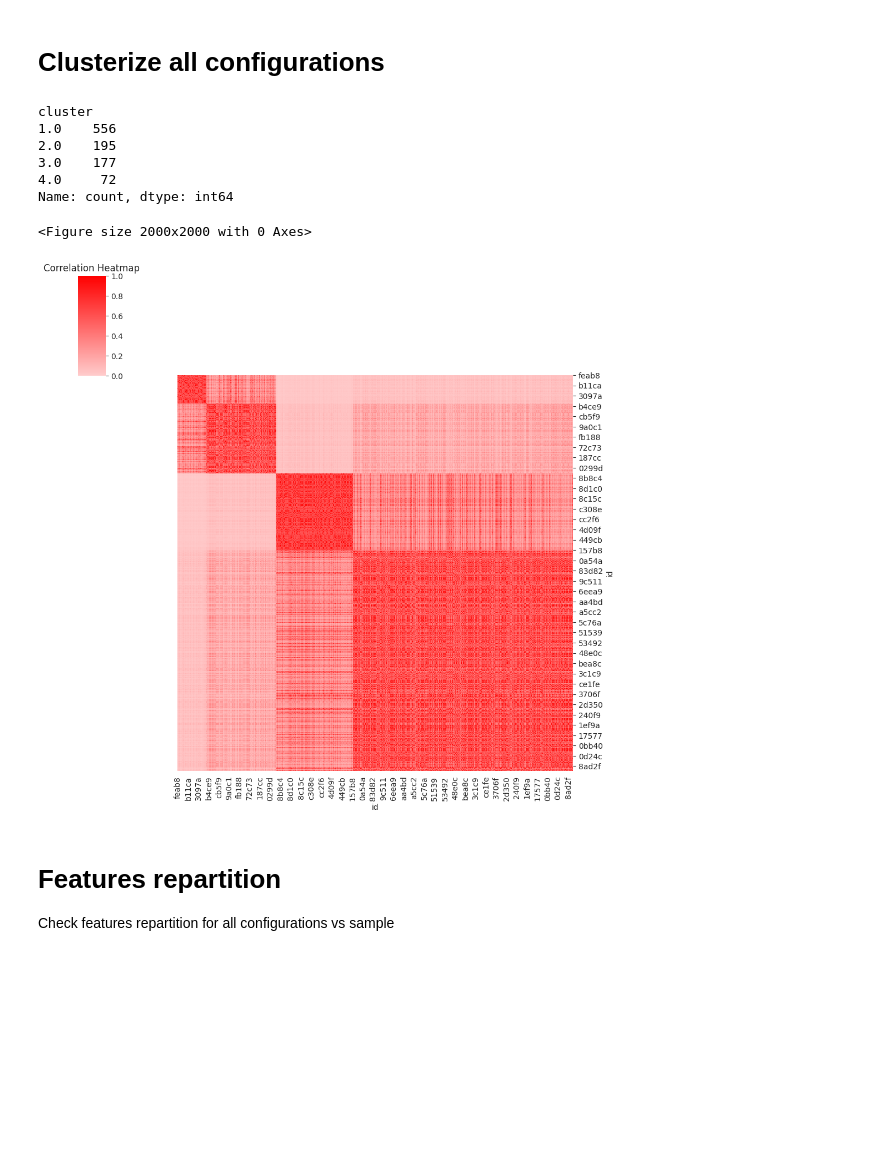
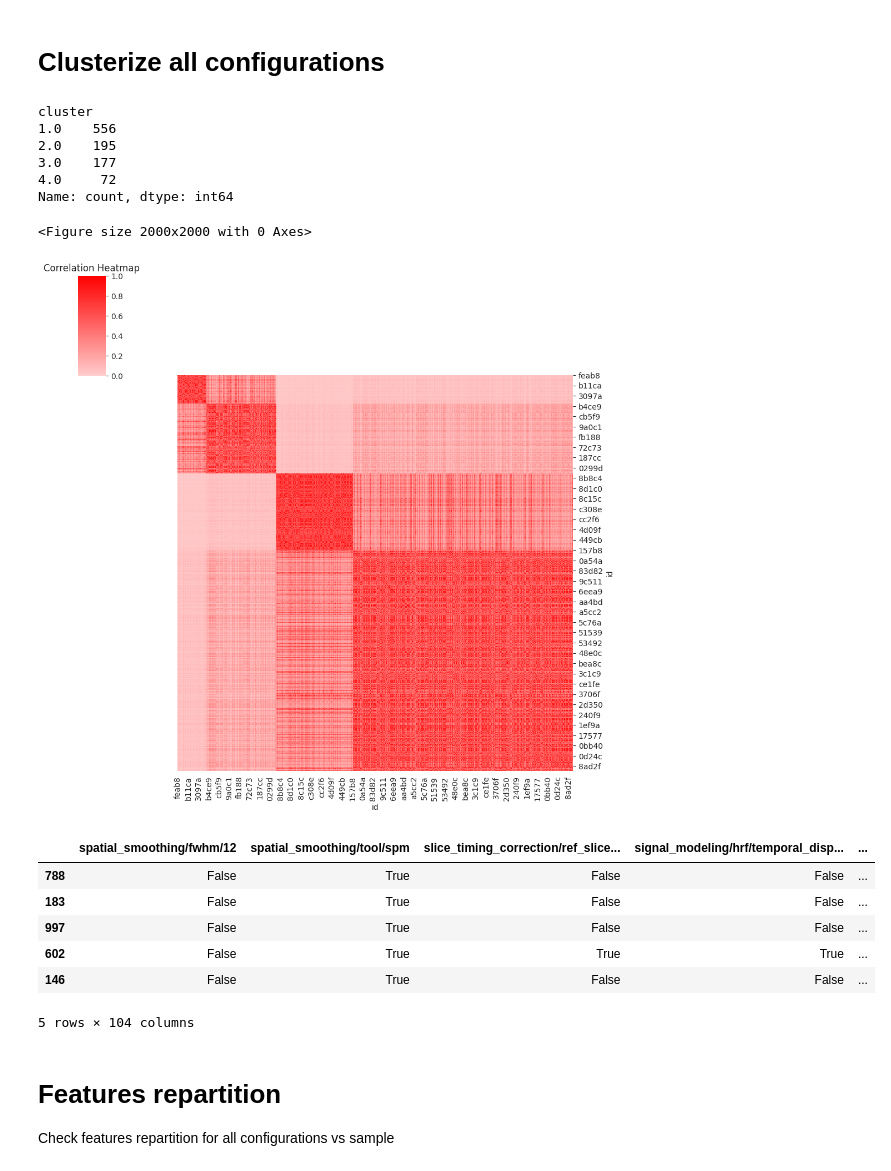
Before and after one commit to Inria-Empenn/fmri_feature_model, a Jupyter notebook: analysis/auditory/auditory_analysis.ipynb, the cells around one changed output. Drawn from its saved outputs; the diff is of its cells as text; code cells hidden in the pictures; blank space fills up the shorter version.

```diff
--- a/analysis/auditory/auditory_analysis.ipynb
+++ b/analysis/auditory/auditory_analysis.ipynb
@@ -132,30 +132,38 @@ def clusterize(ids: list, nb_clusters: int):
 # %%
 dataset = pd.read_csv(os.path.join(basedir, 'extended_dataset.csv'), delimiter=';').drop(columns=['mean_corr'])
 target_vars = [col for col in dataset.columns if col.startswith('from_')]
 
 dataset, matrix, Z = clusterize(dataset["id"], 4)
 cluster_counts = dataset['cluster'].value_counts()
 print(cluster_counts)
 plt.figure(figsize=(20, 20))
 cmap = LinearSegmentedColormap.from_list("red_cmap", ["#FFCCCC", "#FF0000"])
 
 # reorder matrix by cluster
 sorted_index = dataset.sort_values('cluster', ascending=False)['id']
 matrix = matrix.reindex(index=sorted_index, columns=sorted_index)
 matrix.index = matrix.index.str.slice(0, 5)
 matrix.columns = matrix.columns.str.slice(0, 5)
 map = sb.clustermap(matrix, cmap=cmap, vmin=0, vmax=1, row_cluster=False, col_cluster=False, row_linkage=Z, col_linkage=Z)
 plt.title('Correlation Heatmap')
 plt.show()
+dataset.head()
 # %% [output]
 cluster
 1.0    556
 2.0    195
 3.0    177
 4.0     72
 Name: count, dtype: int64
 <Figure size 2000x2000 with 0 Axes>
 [figure]
+|  | spatial_smoothing/fwhm/12 | spatial_smoothing/tool/spm | slice_timing_correction/ref_slice... | signal_modeling/hrf/temporal_disp... | ... |
+| 788 | False | True | False | False | ... |
+| 183 | False | True | False | False | ... |
+| 997 | False | True | False | False | ... |
+| 602 | False | True | True | True | ... |
+| 146 | False | True | False | False | ... |
+5 rows × 104 columns
 # %% [markdown]
 # Features repartition
 Check features repartition for all configurations vs sample
```
Also changed, not shown: parts of 1 cell of this notebook.
